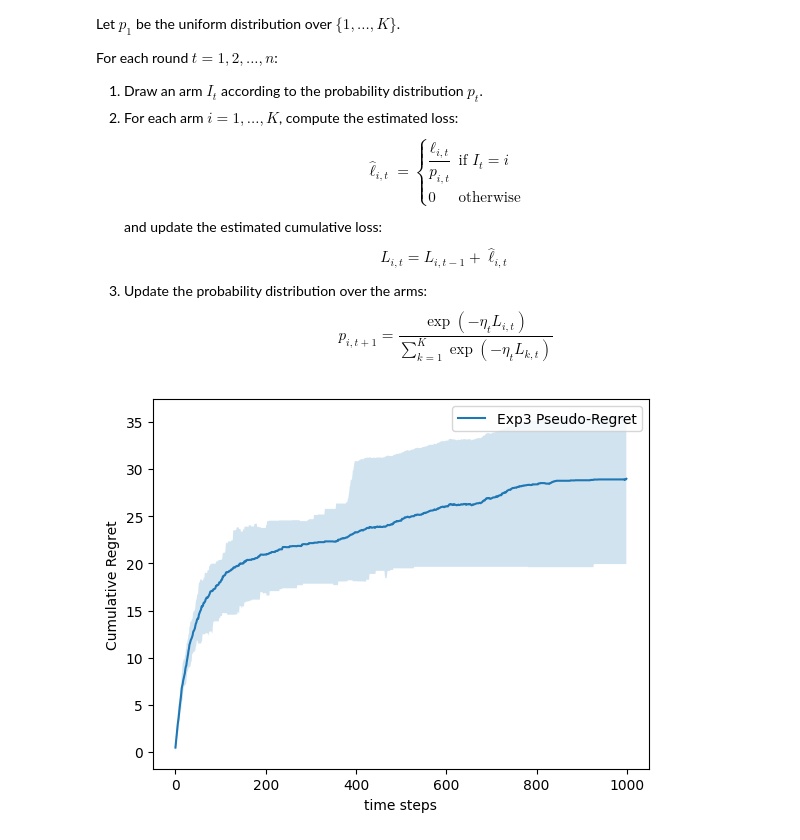
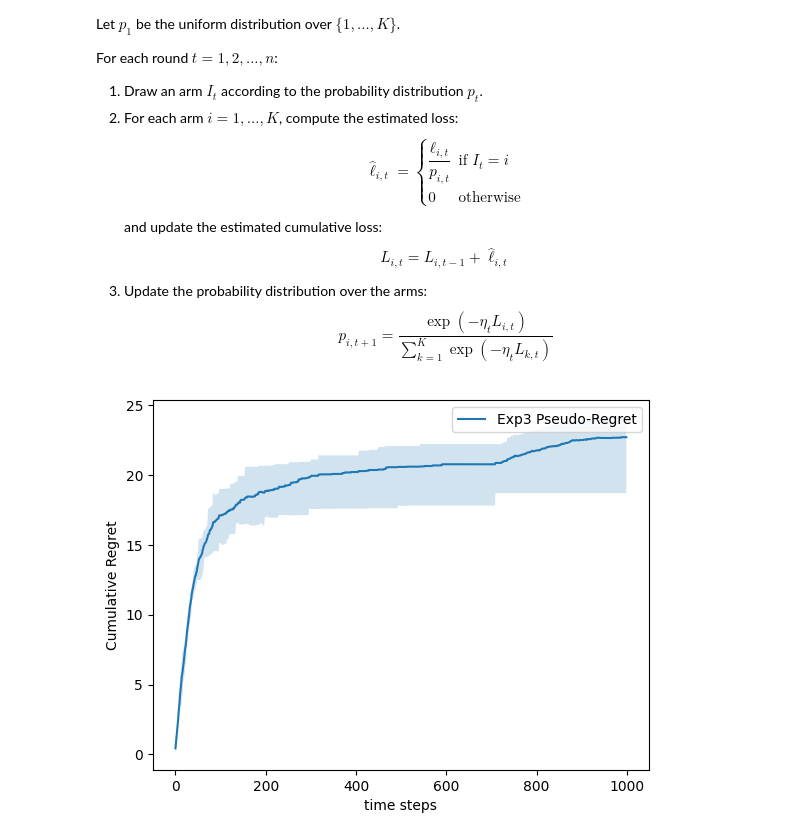
Before and after one commit to AugustinCablant/CRITEO-INTERNSHIP, a Jupyter notebook: exp3_experiment.ipynb, the cells around one changed output. Saved outputs shown, nothing was run; the diff lists cells and outputs as text; code cells hidden in the pictures.

```diff
--- a/exp3_experiment.ipynb
+++ b/exp3_experiment.ipynb
@@ -61,7 +61,7 @@ class Exp3:
         """ Simulating the environment """
         for i in range(self.K):
             mean = i / self.K
-            loss_i = np.random.normal(mean, 0.2)
+            loss_i = np.random.normal(mean, 0.1)
             self.environment_observe_losses[i] += loss_i
             if k==i:
                 loss = loss_i
@@ -72,38 +72,38 @@ class Exp3:
         regrets = np.zeros((self.nb_episodes, self.T))
         for ep in range(self.nb_episodes):
             self.reset()
-            for t in tqdm(range(self.T)):
+            for t in range(self.T):
                 eta_t = np.sqrt(2*np.log(self.K)/self.T*self.K)  #DEFINE ETA
                 I_t = np.random.choice(range(self.K), p=self.p)  #DRAW I_t
                 l_t = self.compute_loss(I_t)                     #OBSERVE LOSS l_t
                 l_hat = l_t / (self.p[I_t] + self.EPS)           #COMPUTE THE UNBIASED ESTIMATOR
                 self.L[I_t] += l_hat                             #UPDATE THE LOSS VECTOR
 
                 #UPDATE THE WEIGHTS
                 weights = np.exp(-eta_t * self.L)
                 self.p = weights / np.sum(weights)
 
                 #THEN COMPUTE THE PSEUDO-REGRET
                 best_arm = np.argmin(
                                 self.environment_observe_losses) #ARM WITH LOWEST CUMULATIVE LOSS
                 PSEUDO_REGRET_t = self.incurred_loss - self.environment_observe_losses[best_arm]
                 regrets[ep, t] = PSEUDO_REGRET_t
 
         #PLOTTING THE CUMULATIVE PSEUDO-REGRET
         reg_plot = plt.figure()
         mean_reg = np.mean(regrets, axis=0)
         q=10
         q_reg = np.percentile(regrets, q, axis=0)
         Q_reg = np.percentile(regrets, 100-q, axis=0)
         plt.plot(np.arange(self.T), mean_reg, label="Exp3 Pseudo-Regret")
-        #plt.plot(np.arange(self.T), [np.sqrt(2*self.T*self.K*np.log(self.K))]*self.T, label="PSEUDO-REGRET Bound")
+        #plt.plot(np.arange(self.T), [2*np.sqrt(self.T*np.log(self.K))]*self.T, label="PSEUDO-REGRET Bound")
         plt.fill_between(np.arange(self.T), q_reg, Q_reg, alpha=0.2)
         plt.xlabel('time steps')
         plt.ylabel('Cumulative Regret')
         plt.legend()
         reg_plot.show()
+
+exp3 = Exp3()
+exp3.perform_experiment()
+# %% [output]
+[figure, added]
-# %%
-exp3 = Exp3()
-exp3.perform_experiment()
-# %% [output]
-[figure, removed]
```
Also changed, not shown: parts of 6 cells of this notebook, 2 other files.
